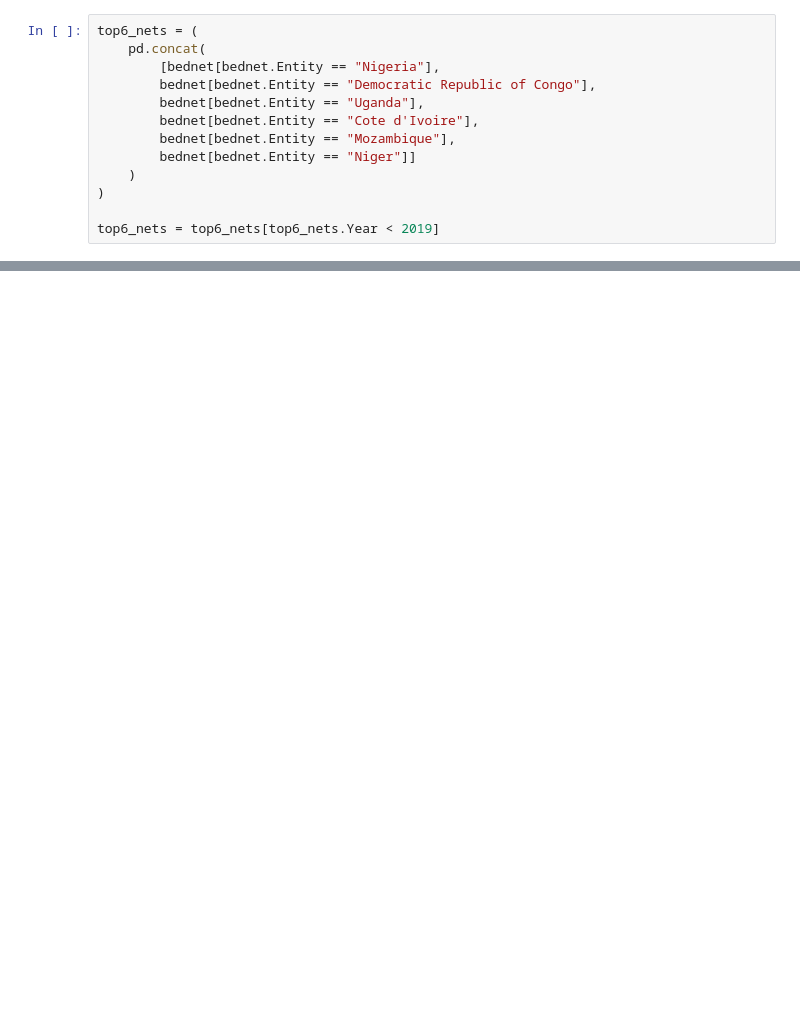
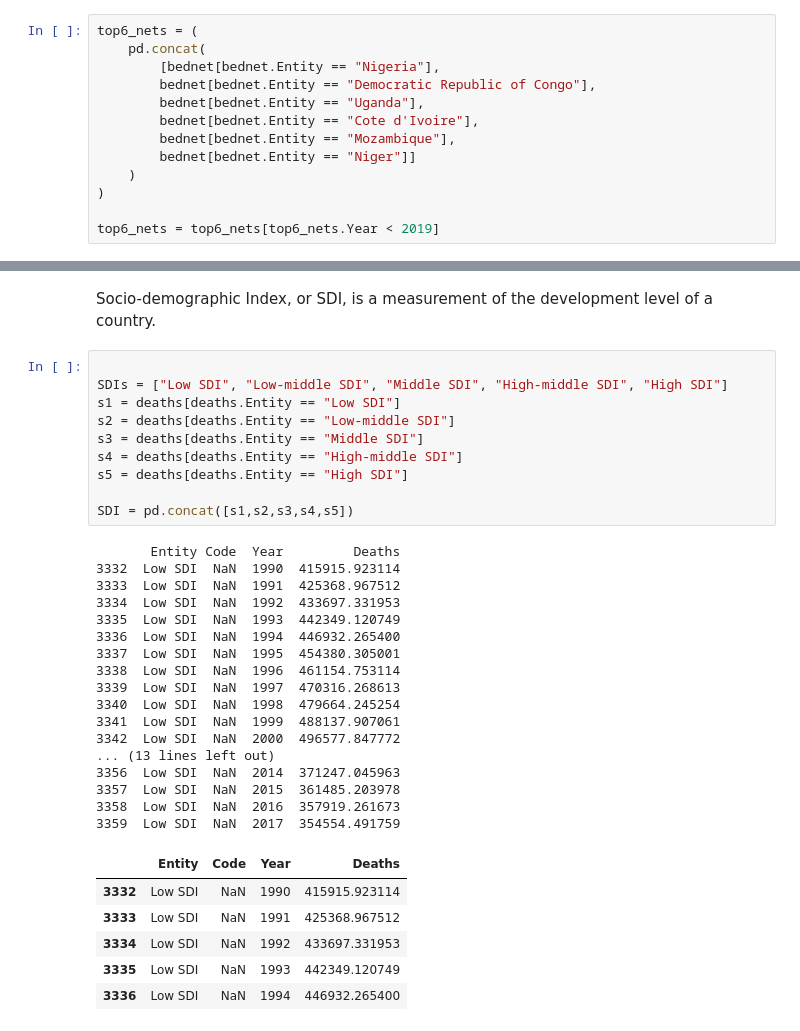
Before and after one commit to shannondmurphy/BIOSTAT823, a Jupyter notebook: _notebooks/2021-09-10-hw3.ipynb, the cells around one changed output, grey strips where cells are left out. Drawn from its saved outputs; the diff is of its cells as text; blank space fills up the shorter version.

```diff
--- a/_notebooks/2021-09-10-hw3.ipynb
+++ b/_notebooks/2021-09-10-hw3.ipynb
@@ -248,0 +117,36 @@ deaths.sample(5)
+# %% [markdown]
+Socio-demographic Index, or SDI, is a measurement of the development level of a country.
+# %%
+
+SDIs = ["Low SDI", "Low-middle SDI", "Middle SDI", "High-middle SDI", "High SDI"]
+s1 = deaths[deaths.Entity == "Low SDI"]
+s2 = deaths[deaths.Entity == "Low-middle SDI"]
+s3 = deaths[deaths.Entity == "Middle SDI"]
+s4 = deaths[deaths.Entity == "High-middle SDI"]
+s5 = deaths[deaths.Entity == "High SDI"]
+
+SDI = pd.concat([s1,s2,s3,s4,s5])
+# %% [output]
+       Entity Code  Year         Deaths
+3332  Low SDI  NaN  1990  415915.923114
+3333  Low SDI  NaN  1991  425368.967512
+3334  Low SDI  NaN  1992  433697.331953
+3335  Low SDI  NaN  1993  442349.120749
+3336  Low SDI  NaN  1994  446932.265400
+3337  Low SDI  NaN  1995  454380.305001
+3338  Low SDI  NaN  1996  461154.753114
+3339  Low SDI  NaN  1997  470316.268613
+3340  Low SDI  NaN  1998  479664.245254
+3341  Low SDI  NaN  1999  488137.907061
+3342  Low SDI  NaN  2000  496577.847772
+... (13 lines left out)
+3356  Low SDI  NaN  2014  371247.045963
+3357  Low SDI  NaN  2015  361485.203978
+3358  Low SDI  NaN  2016  357919.261673
+3359  Low SDI  NaN  2017  354554.491759
+|  | Entity | Code | Year | Deaths |
+| 3332 | Low SDI | NaN | 1990 | 415915.923114 |
+| 3333 | Low SDI | NaN | 1991 | 425368.967512 |
+| 3334 | Low SDI | NaN | 1992 | 433697.331953 |
+| 3335 | Low SDI | NaN | 1993 | 442349.120749 |
+| 3336 | Low SDI | NaN | 1994 | 446932.265400 |
```
Also changed, not shown: parts of 44 cells of this notebook.
